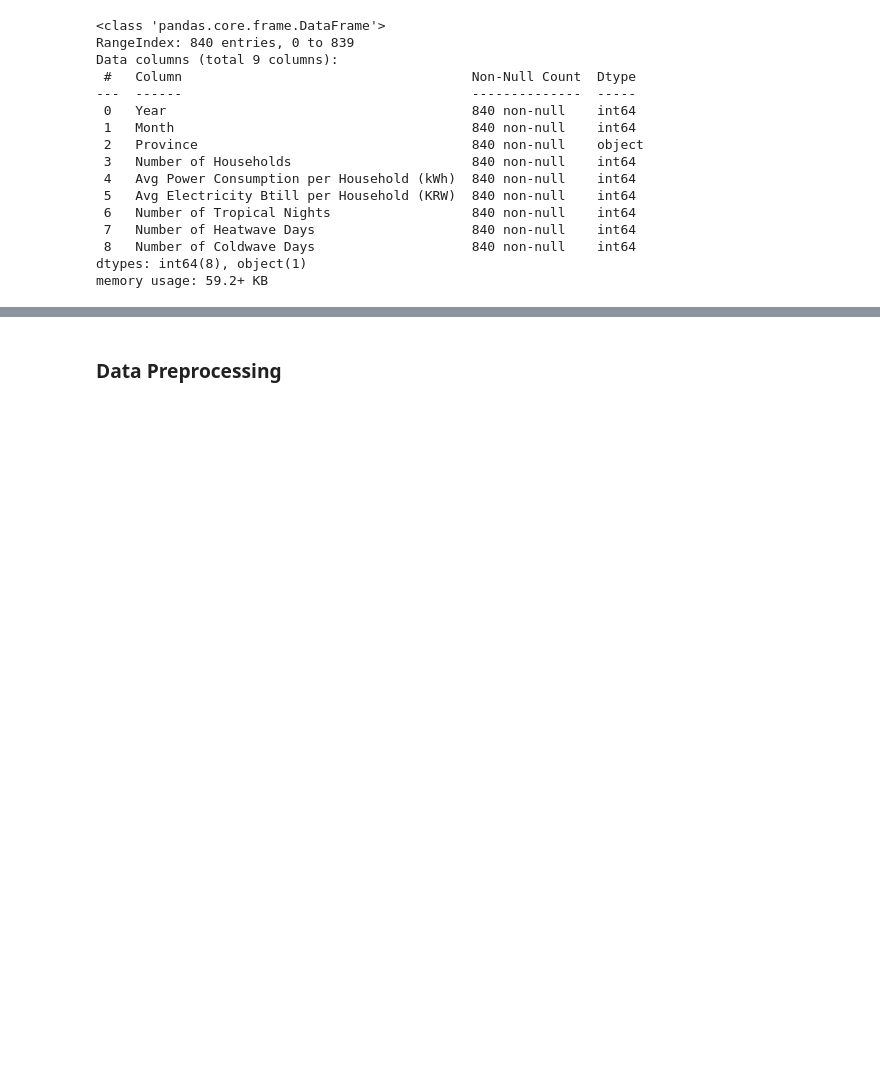
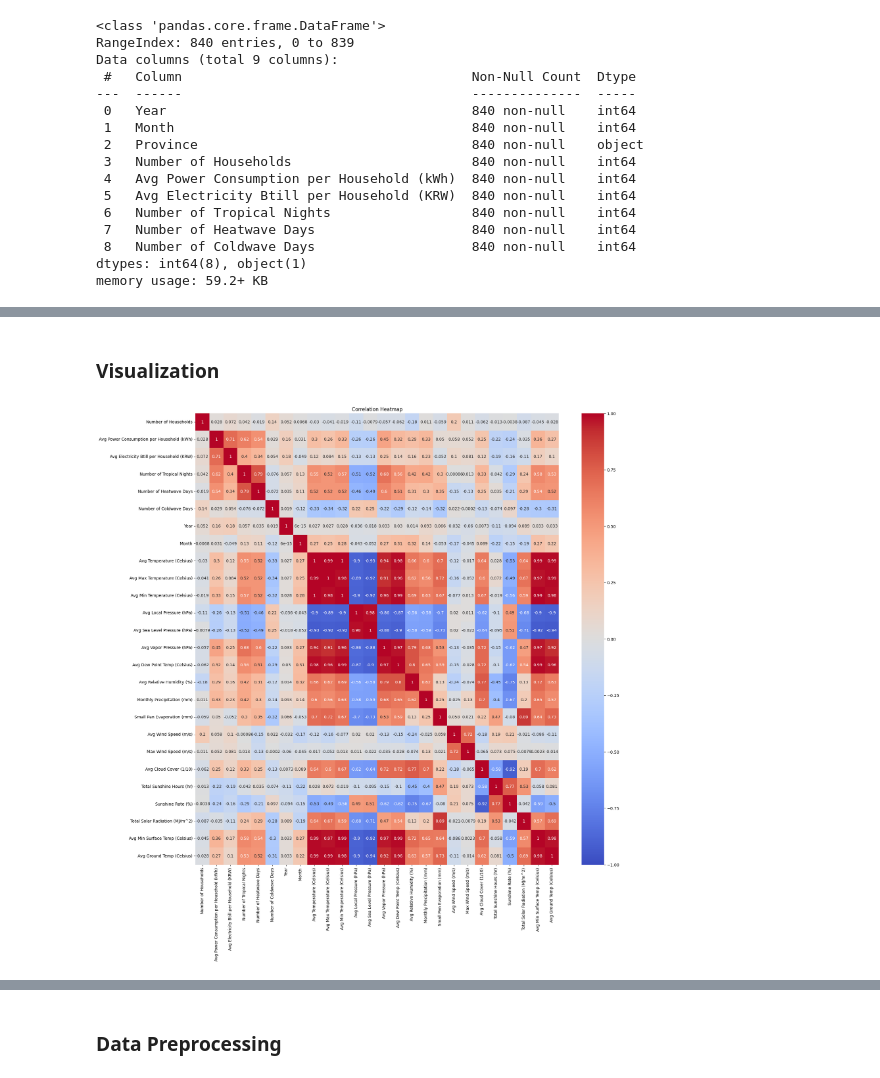
Before and after one commit to somnio-kimm/electricity_consumption_prediction, a Jupyter notebook: electricity_consumption_prediction.ipynb, the cells around one changed output, grey strips where cells are left out. Saved outputs shown, nothing was run; the diff lists cells and outputs as text; code cells hidden in the pictures; blank space fills up the shorter version.

Commit message:
visualisation

```diff
--- a/electricity_consumption_prediction.ipynb
+++ b/electricity_consumption_prediction.ipynb
@@ -236,14 +253,16 @@ df_weather['Date'] = pd.to_datetime(arg=dict(year=df_weather['Year'], month=df_w
 
 # Drop Year and Month columns
 df_electricity = df_electricity.drop(columns=['Year', 'Month'])
-df_weather = df_weather.drop(columns=['Year', 'Month'])
+f_weather = df_weather.drop(columns=['Year', 'Month'])
 
 # Rename Station Name and Province to Location
 df_electricity = df_electricity.rename(columns={'Province': 'Location'})
 df_weather = df_weather.rename(columns={'Station Name': 'Location'})
 
-# Merge df_weather and df_electricity based on the date
-df_merged = pd.merge(df_electricity, df_weather, on=['Date', 'Location'], how='inner')
-df_merged = df_merged[['Date'] + [col for col in df_merged.columns if col != 'Date']]
+# Merge df_weather and df_electricity based on Date and Location
+df_merged = pd.merge(df_electricity, df_weather, on=['Date', 'Location'], how='inner') # Inner join based on Date and Location
+df_merged['Year'] = df_merged['Date'].dt.year
+df_merged['Month'] = df_merged['Date'].dt.month
+df_merged = df_merged[['Date'] + [col for col in df_merged.columns if col != 'Date']] # Bring Date column to the front
 df_merged.to_csv('data/merged_data.csv', index=False, encoding='utf-8')
 # %%
@@ -268,0 +296,2 @@ memory usage: 170.8+ KB
+# %% [markdown]
+### **Visualization**
@@ -268,0 +347,13 @@ memory usage: 170.8+ KB
+# %%
+#heatmap
+df_numeric=df_merged.select_dtypes(include=['number'])
+df_corr=df_numeric.corr()
+# df_corr_find = df_corr.copy()
+# low_cols = df_corr_find[abs(df_corr_find['Avg Power Consumption per Household (kWh)'])<0.2].index
+filter_corr=df_corr[abs(df_corr)>=0.1]
+plt.figure(figsize=(20,20))
+sns.heatmap(df_corr, annot=True,vmin=-1, cmap='coolwarm')
+plt.title('Correlation Heatmap')
+plt.show()
+# %% [output]
+[figure, added]
```
Also changed, not shown: parts of 27 cells of this notebook, 10 other files.
